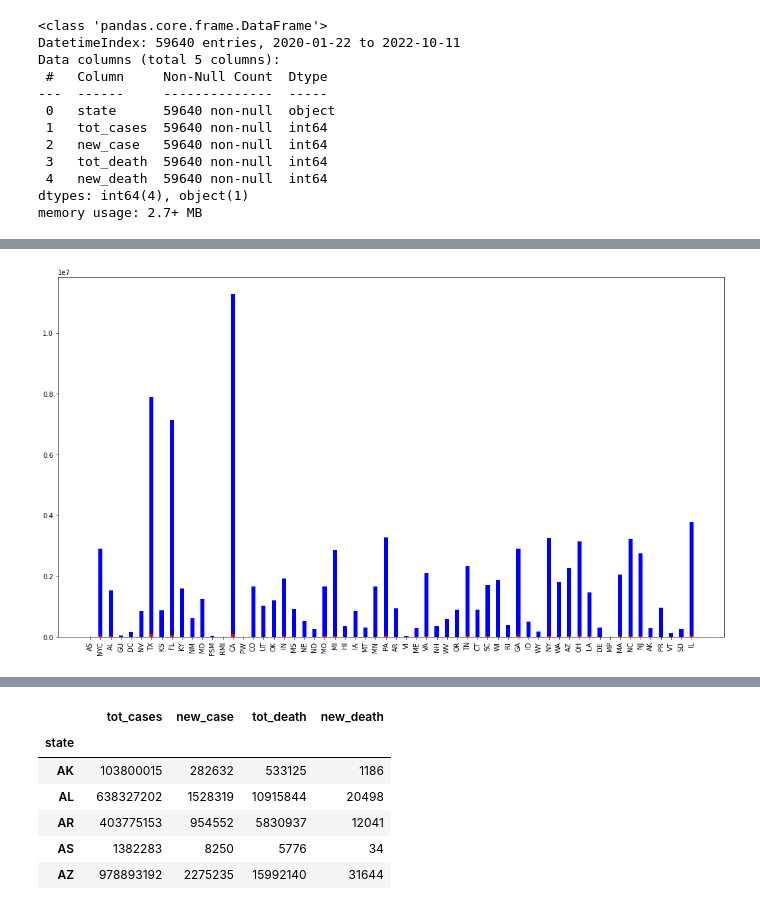
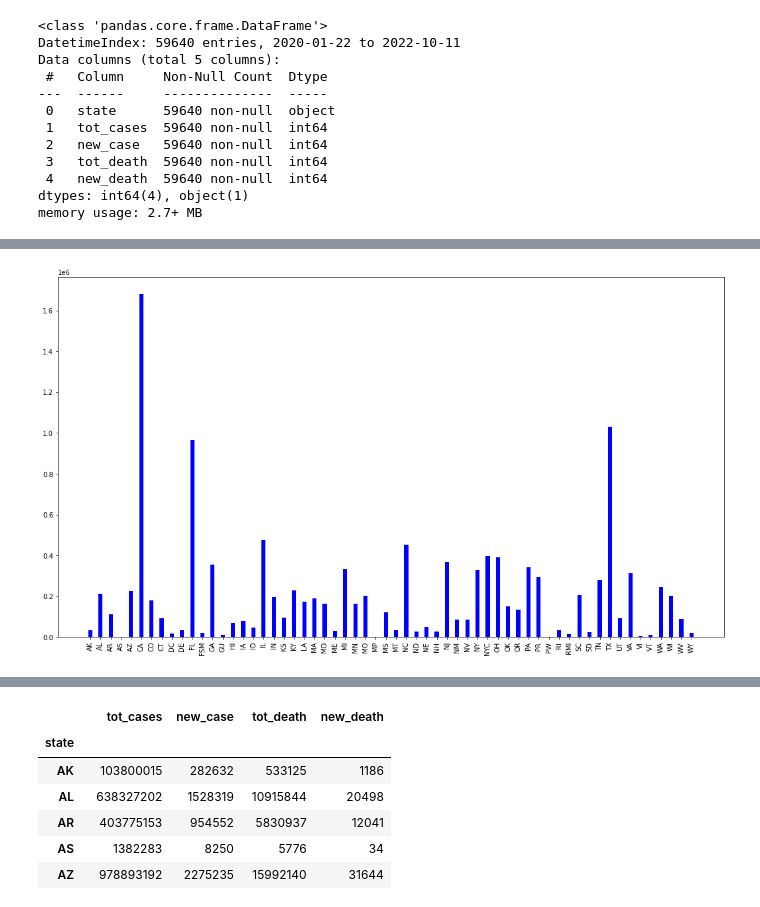
Before and after one commit to DeeVerma1/Project-4, a Jupyter notebook: code/02.1 - EDA_COVID_Cases.ipynb, the cells around one changed output, grey strips where cells are left out. Drawn from its saved outputs; the diff is of its cells as text; code cells hidden in the pictures.

```diff
--- a/code/02.1 - EDA_COVID_Cases.ipynb
+++ b/code/02.1 - EDA_COVID_Cases.ipynb
@@ -653,3 +644,5 @@ dtypes: int64(4), object(1)
 memory usage: 2.7+ MB
 # %%
 df_cases.head(60).sort_values(by='state')
+
+df_ = df_cases.loc['2022-06':'2022-10'].groupby(by='state').sum()
@@ -675,21 +649,19 @@ df_cases.head(60).sort_values(by='state')
 # %%
-from turtle import color
 
-
-df_cases.head()
+df_.head()
 # create data
 plt.figure(figsize=(18,10))
-x = df_cases['state']
-y1 = df_cases['tot_cases']
-y2 = df_cases['tot_death']
+x = df_.index
+y1 = df_['new_case']
+#y2 = df_['tot_death']
 width = 0.40
 
 # plot data in grouped manner of bar type
 plt.bar(x, y1, width, color='b')
-plt.bar(x, y2, width, color='r')
+#plt.bar(x, y2, width, color='r')
 plt.xticks(rotation=90);
 # %% [output]
-[figure, old version]
+[figure, new version]
 # %%
 df_cases.groupby(by='state').sum().T
 # %% [output]
```
Also changed, not shown: parts of 21 cells of this notebook.
